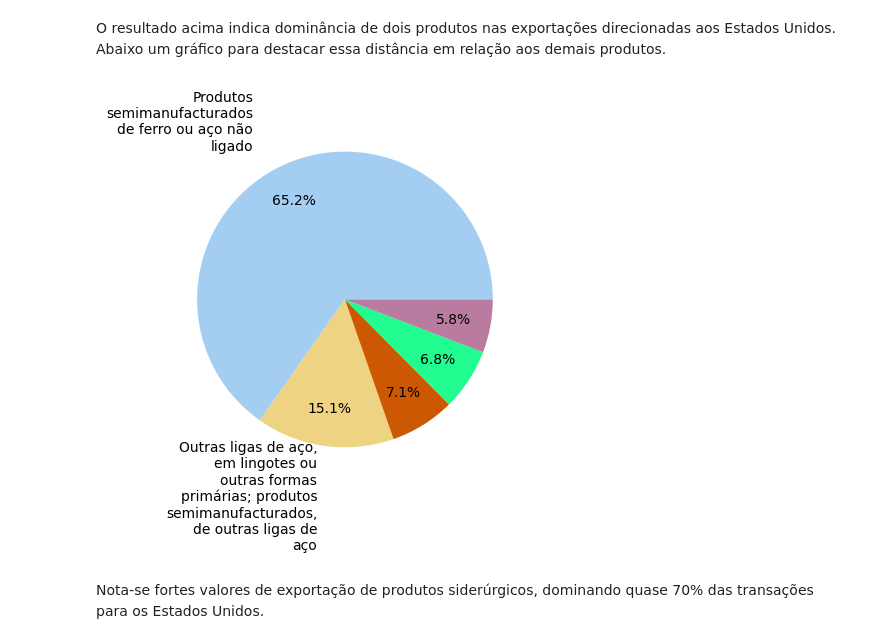
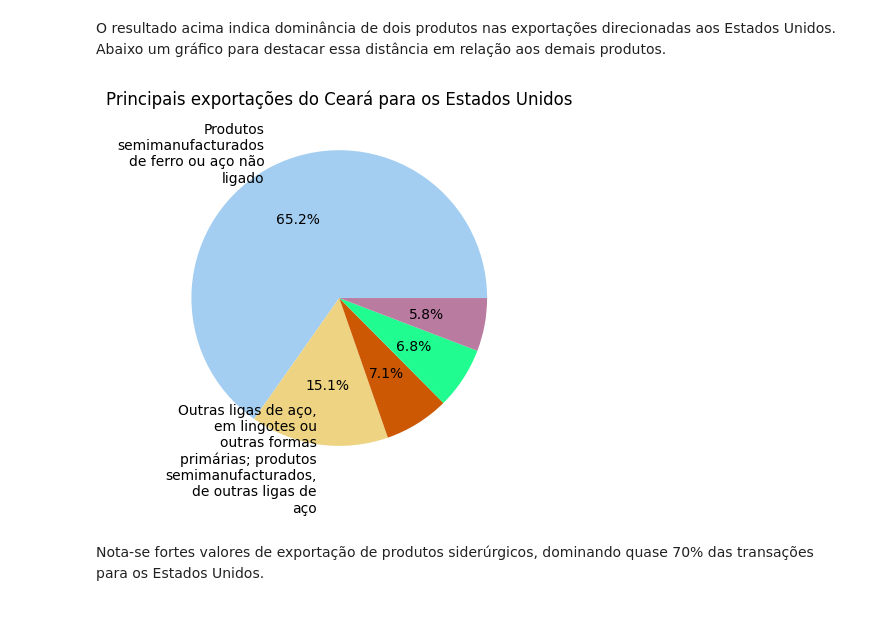
Before and after one commit to mviniciusc/importacoes-exportacoes-ceara, a Jupyter notebook: analise-comex-ceara.ipynb, the cells around one changed output. Saved outputs shown, nothing was run; the diff lists cells and outputs as text; code cells hidden in the pictures; blank space fills up the shorter version.

Commit message:
commit extra com alterações gráficas para melhor publicação.

```diff
--- a/analise-comex-ceara.ipynb
+++ b/analise-comex-ceara.ipynb
@@ -126,25 +126,26 @@ O resultado acima indica dominância de dois produtos nas exportações direcion
 # %%
 
 rotulos = df_us.head(2)["produto"].tolist() #pegando apenas os dois primeiros produtos com maior parcela
 rotulos = [textwrap.fill(i, width =20) for i in rotulos] # para permitir quebrar as linhas dos nomes dos produtos
 rotulos = rotulos + (['']*(len(df_us['produto'].head())-2)) # popular a lista de rotulos com string vazia para ter a mesma quantidade de elementos em relação ao gráfico
 
 plt.pie( # gráfico de pizza
     x=df_us["valor_USD"].head(),
     labels= rotulos,
     colors= ['#A3CEF1','#EDD382', '#CC5803', '#20FC8F', '#BA7BA1'],
-    labeldistance=1.35, # controla distância do rótulo de dados
+    labeldistance=1.1, # controla distância do rótulo de dados
     textprops={'fontsize': 10}, # controla tamanho da fonte do rótulo de dados
     autopct="%1.1f%%", # inclui porcentagem de cada categoria
-    pctdistance=0.75 # controla posição das porcentagens
+    pctdistance=0.60 # controla posição das porcentagens
 )
 
+plt.title("Principais exportações do Ceará para os Estados Unidos")
 plt.xlabel("")
 plt.ylabel("")
 
 plt.show()
 # %% [output]
-[figure, old version]
+[figure, new version]
 # %% [markdown]
 Nota-se fortes valores de exportação de produtos siderúrgicos, dominando quase 70% das transações para os Estados Unidos.
 # %% [markdown]
```
Also changed, not shown: parts of 5 cells of this notebook, 1 other file.
